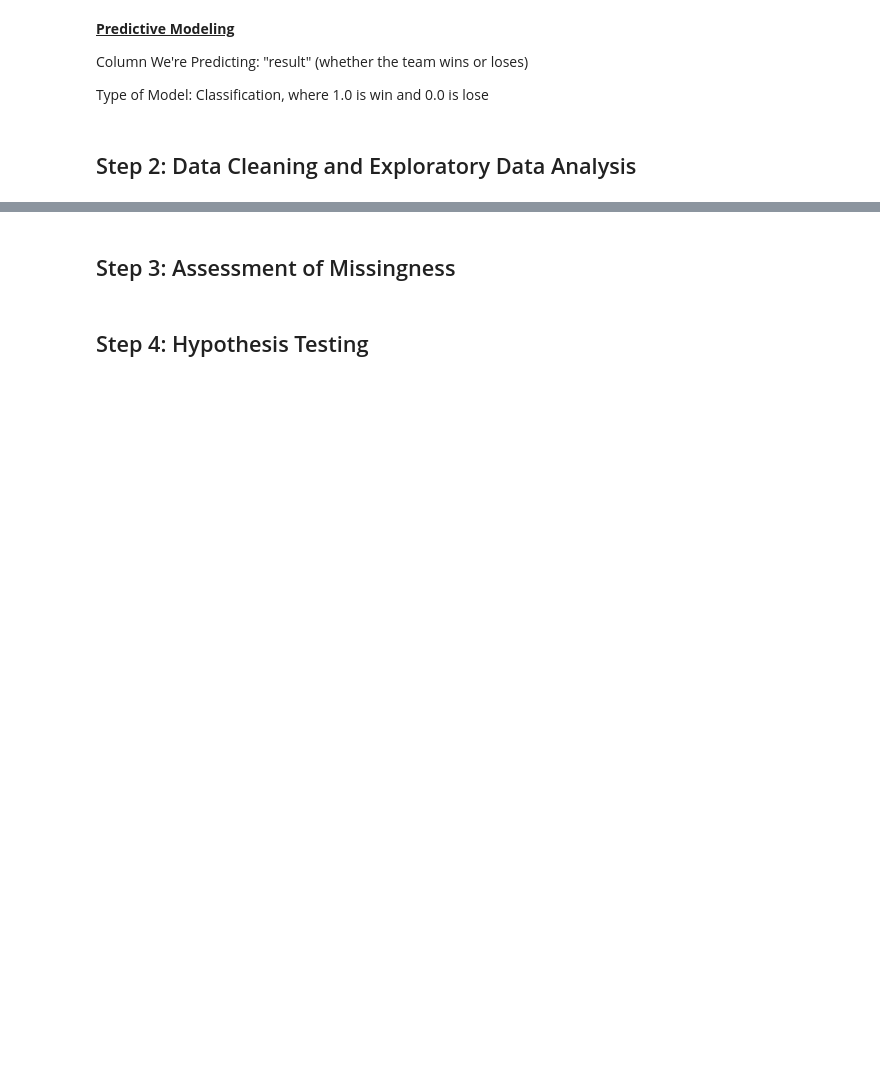
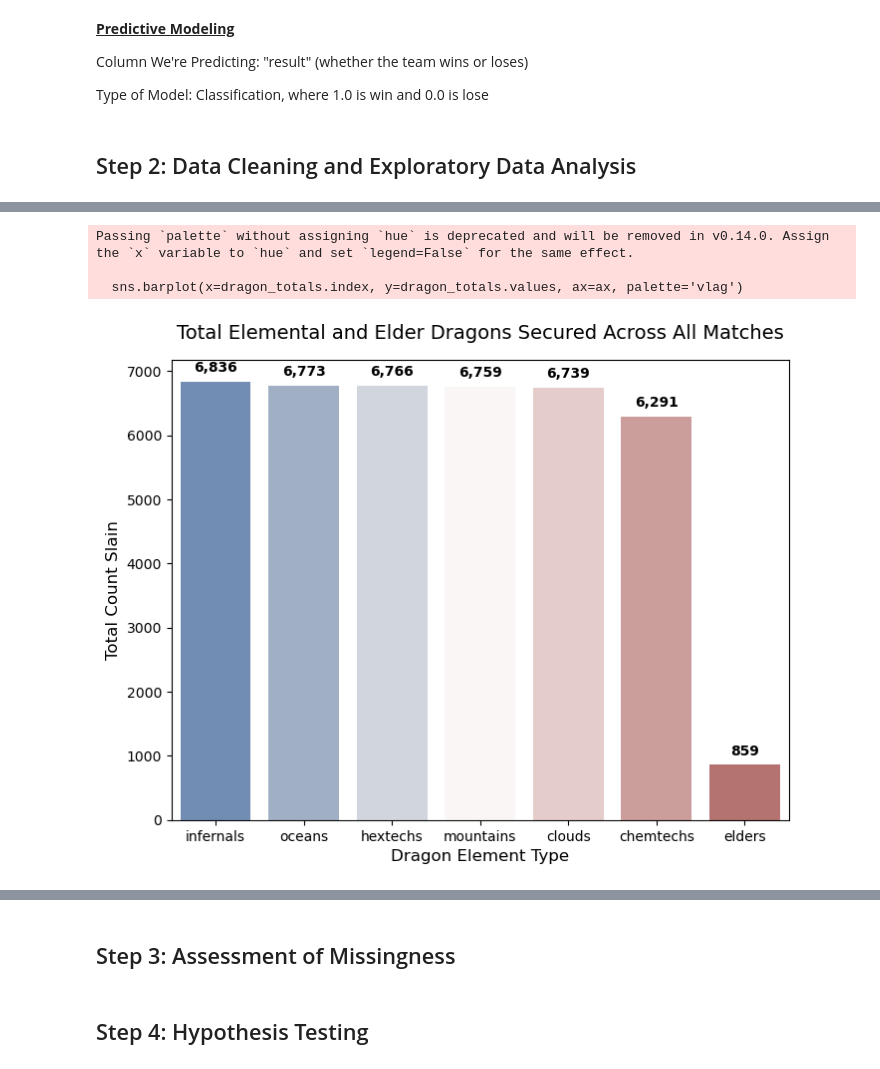
Before and after one commit to amytrinh334/dsc80-final-project, a Jupyter notebook: template.ipynb, the cells around one changed output, grey strips where cells are left out. Drawn from its saved outputs; the diff is of its cells as text; code cells hidden in the pictures; blank space fills up the shorter version.

```diff
--- a/template.ipynb
+++ b/template.ipynb
@@ -107,0 +257,27 @@ key_col = [...]
+# %%
+dragon_columns = ['infernals', 'mountains', 'clouds', 'oceans', 'chemtechs', 'hextechs', 'elders']
+
+dragon_totals = df[dragon_columns].sum().sort_values(ascending=False)
+
+fig, ax = plt.subplots(figsize=(8, 6))
+sns.barplot(x=dragon_totals.index, y=dragon_totals.values, ax=ax, palette='vlag')
+
+ax.set_title('Total Elemental and Elder Dragons Secured Across All Matches', fontsize=14, pad=15)
+ax.set_xlabel('Dragon Element Type', fontsize=12)
+ax.set_ylabel('Total Count Slain', fontsize=12)
+
+for p in ax.patches:
+    height = p.get_height()
+    if height > 0:
+        ax.annotate(f'{int(height):,}',
+                    (p.get_x() + p.get_width() / 2., height),
+                    ha='center', va='bottom',
+                    xytext=(0, 5),
+                    textcoords='offset points',
+                    fontsize=10,
+                    weight='bold')
+# %% [output]
+Passing `palette` without assigning `hue` is deprecated and will be removed in v0.14.0. Assign the `x` variable to `hue` and set `legend=False` for the same effect.
+
+  sns.barplot(x=dragon_totals.index, y=dragon_totals.values, ax=ax, palette='vlag')
+[figure, added]
```
Also changed, not shown: parts of 15 cells of this notebook, 1 other file.
